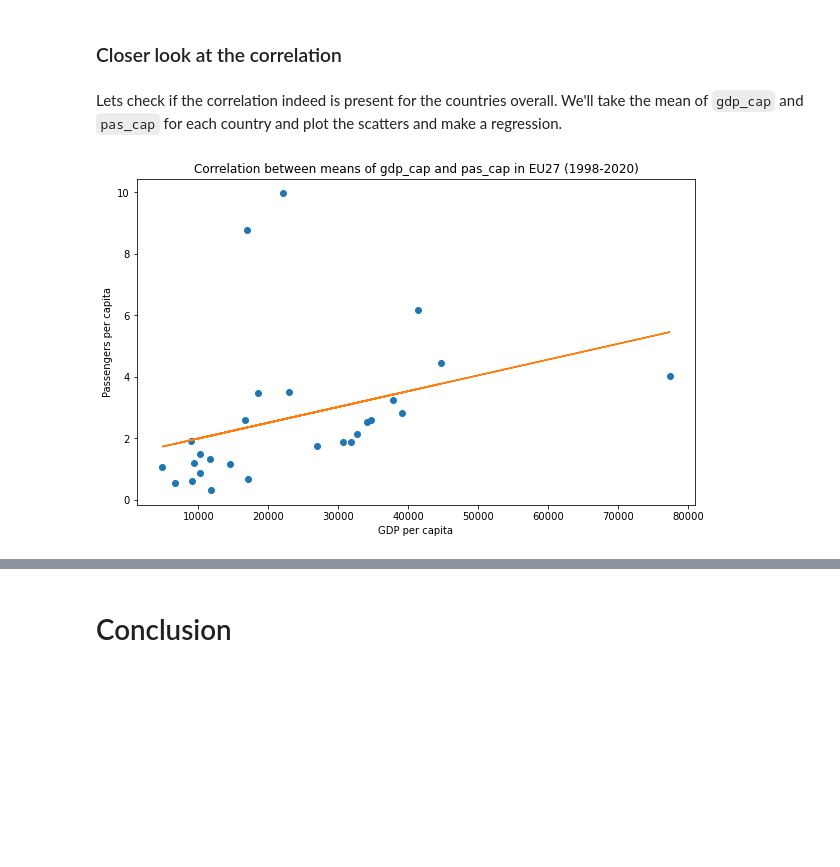
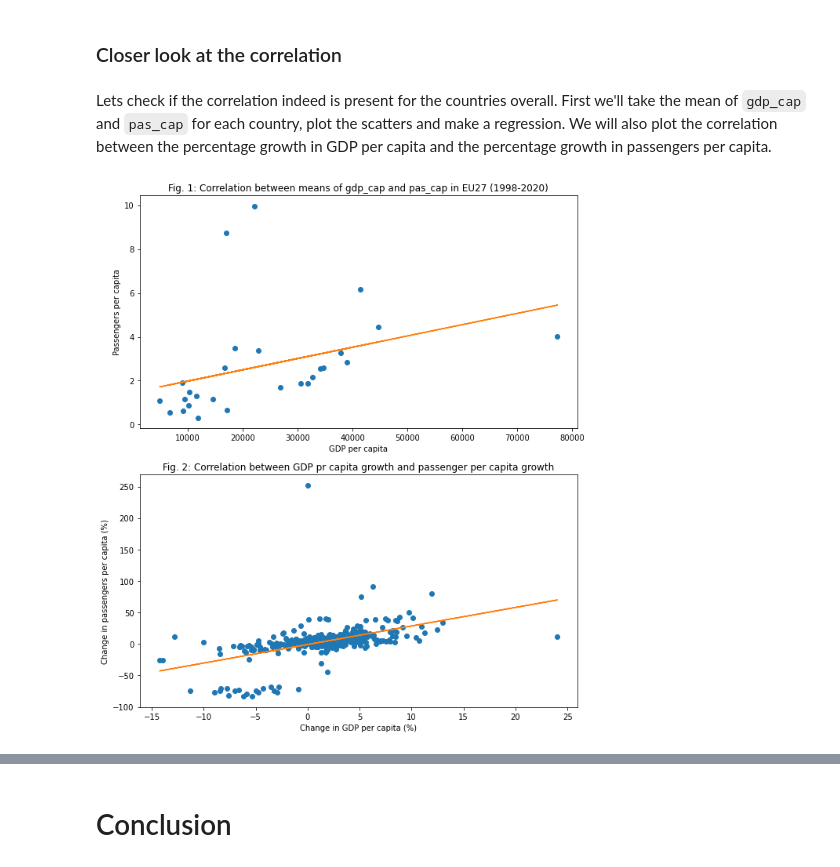
Before and after one commit to AskerNC/projects-2021-concatenaters, a Jupyter notebook: dataproject/dataproject.ipynb, the cells around one changed output, grey strips where cells are left out. Drawn from its saved outputs; the diff is of its cells as text; code cells hidden in the pictures; blank space fills up the shorter version.

```diff
--- a/dataproject/dataproject.ipynb
+++ b/dataproject/dataproject.ipynb
@@ -35,6 +35,6 @@ When fetching data the Eurostat API requires some parameters such as units of me
 # %%
 # setting the time parameter to use in all dataset fetches
-time_param = dp.time_param(1998,2020)
+time_param = [('time',f'{i}') for i in reversed(range(1998,2021))]
 # %% [markdown]
 ## Importing and cleaning datasets
 # %% [markdown]
@@ -312,25 +312,36 @@ Take a look at the graphs for:
 # %% [markdown]
 ### Closer look at the correlation
 # %% [markdown]
-Lets check if the correlation indeed is present for the countries overall. We'll take the mean of `gdp_cap` and `pas_cap` for each country and plot the scatters and make a regression.
+Lets check if the correlation indeed is present for the countries overall. First we'll take the mean of `gdp_cap` and `pas_cap` for each country, plot the scatters and make a regression. We will also plot the correlation between the percentage growth in GDP per capita and the percentage growth in passengers per capita.
 # %%
-# a. the data (country means over the period)
+# a. country means over the period
 x = full_.groupby('geo')['gdp_cap'].mean()
 y = full_.groupby('geo')['pas_cap'].mean()
 
-# b. create figure and axis
-fig, ax1 = plt.subplots(figsize=(10,6))
+# b. percentual changes
+data = full_[['gdp_cap_pct','pas_cap_pct']].dropna() # dropping NaNs for np.polyfit
+x2 = data['gdp_cap_pct']
+y2 = data['pas_cap_pct']
 
-# c. titles
+# c. create figure and subplots
+fig, (ax1, ax2) = plt.subplots(2, figsize=(10,12))
+
+# d. titles
 ax1.set_xlabel('GDP per capita')
 ax1.set_ylabel('Passengers per capita')
-plt.title('Correlation between means of gdp_cap and pas_cap in EU27 (1998-2020)')
+ax1.set_title('Fig. 1: Correlation between means of gdp_cap and pas_cap in EU27 (1998-2020)')
 
-# d. scatter plot of means
-ax1.plot(x,y,'o')
+ax2.set_xlabel('Change in GDP per capita (%)')
+ax2.set_ylabel('Change in passengers per capita (%)')
+ax2.set_title('Fig. 2: Correlation between GDP pr capita growth and passenger per capita growth')
 
-# e. linear regression line
-a, b = np.polyfit(x,y,1)
+# e. plot contents
+ax1.plot(x,y,'o') # scatter plot of means
+a, b = np.polyfit(x,y,1) # linear regression
 ax1.plot(x,a*x + b);
+
+ax2.plot(x2,y2,'o') # scatter plot of pct changes
+a, b = np.polyfit(x2,y2,1) # linear regression
+ax2.plot(x2,a*x2 + b);
 # %% [output]
-[figure, old version]
+[figure, new version]
```
Also changed, not shown: parts of 8 cells of this notebook, 2 other files.
